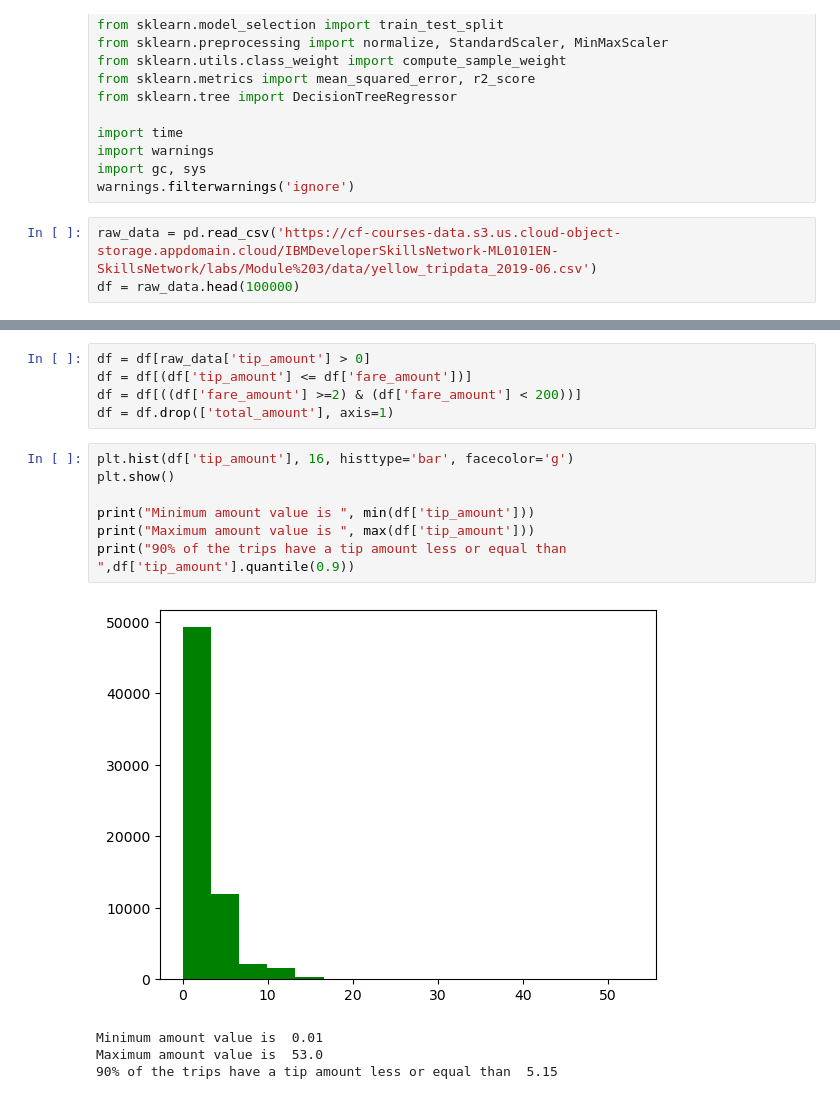
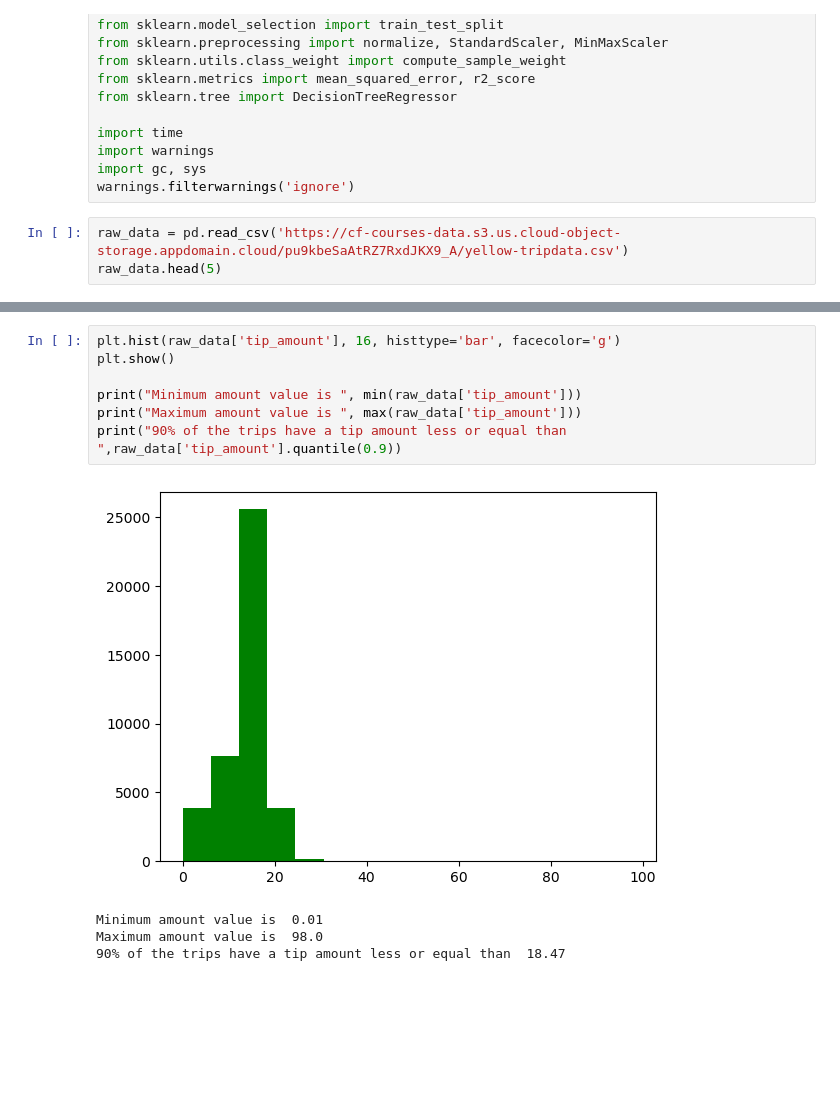
Before and after one commit to zahra-ahmadbeigloo/Machine-Learning-Projects, a Jupyter notebook: Taxi-Tip-Prediction/Taxi-Tip-Prediction.ipynb, the cells around one changed output, grey strips where cells are left out. Saved outputs shown, nothing was run; the diff lists cells and outputs as text; blank space fills up the shorter version.

```diff
--- a/Taxi-Tip-Prediction/Taxi-Tip-Prediction.ipynb
+++ b/Taxi-Tip-Prediction/Taxi-Tip-Prediction.ipynb
@@ -17,5 +17,5 @@ import warnings
 import gc, sys
 warnings.filterwarnings('ignore')
 # %%
-raw_data = pd.read_csv('https://cf-courses-data.s3.us.cloud-object-storage.appdomain.cloud/IBMDeveloperSkillsNetwork-ML0101EN-SkillsNetwork/labs/Module%203/data/yellow_tripdata_2019-06.csv')
-df = raw_data.head(100000)
+raw_data = pd.read_csv('https://cf-courses-data.s3.us.cloud-object-storage.appdomain.cloud/pu9kbeSaAtRZ7RxdJKX9_A/yellow-tripdata.csv')
+raw_data.head(5)
@@ -33,17 +40,12 @@ df[['fare_amount', 'tip_amount']].plot(kind="line", figsize=(10,4))
-# %%
-df = df[raw_data['tip_amount'] > 0]
-df = df[(df['tip_amount'] <= df['fare_amount'])]
-df = df[((df['fare_amount'] >=2) & (df['fare_amount'] < 200))]
-df = df.drop(['total_amount'], axis=1)
 # %%
-plt.hist(df['tip_amount'], 16, histtype='bar', facecolor='g')
+plt.hist(raw_data['tip_amount'], 16, histtype='bar', facecolor='g')
 plt.show()
 
-print("Minimum amount value is ", min(df['tip_amount']))
-print("Maximum amount value is ", max(df['tip_amount']))
-print("90% of the trips have a tip amount less or equal than ",df['tip_amount'].quantile(0.9))
+print("Minimum amount value is ", min(raw_data['tip_amount']))
+print("Maximum amount value is ", max(raw_data['tip_amount']))
+print("90% of the trips have a tip amount less or equal than ",raw_data['tip_amount'].quantile(0.9))
 # %% [output]
-[figure, old version]
+[figure, new version]
 Minimum amount value is  0.01
-Maximum amount value is  53.0
-90% of the trips have a tip amount less or equal than  5.15
+Maximum amount value is  98.0
+90% of the trips have a tip amount less or equal than  18.47
```
Also changed, not shown: parts of 14 cells of this notebook.
